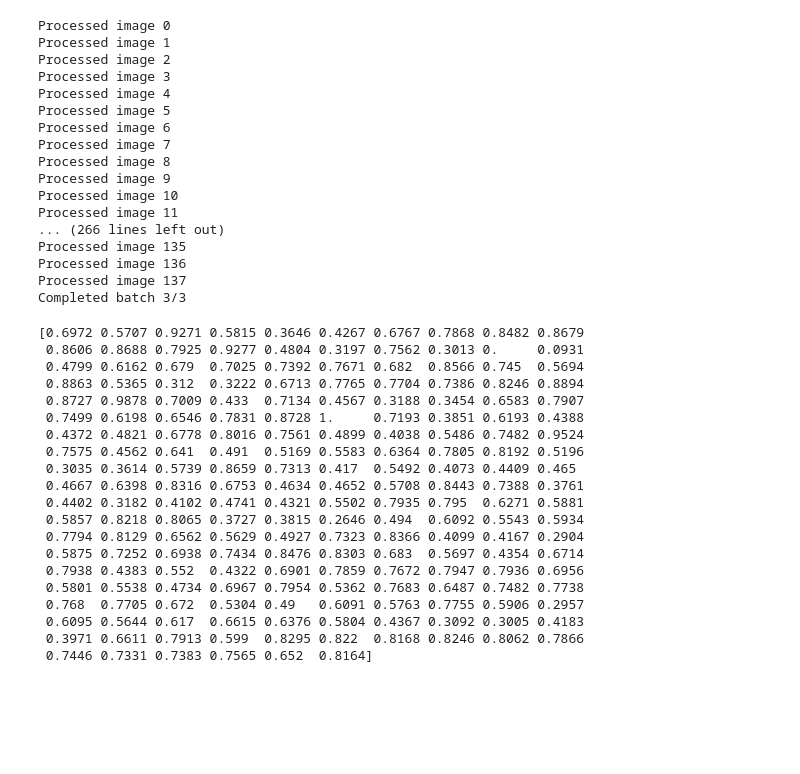
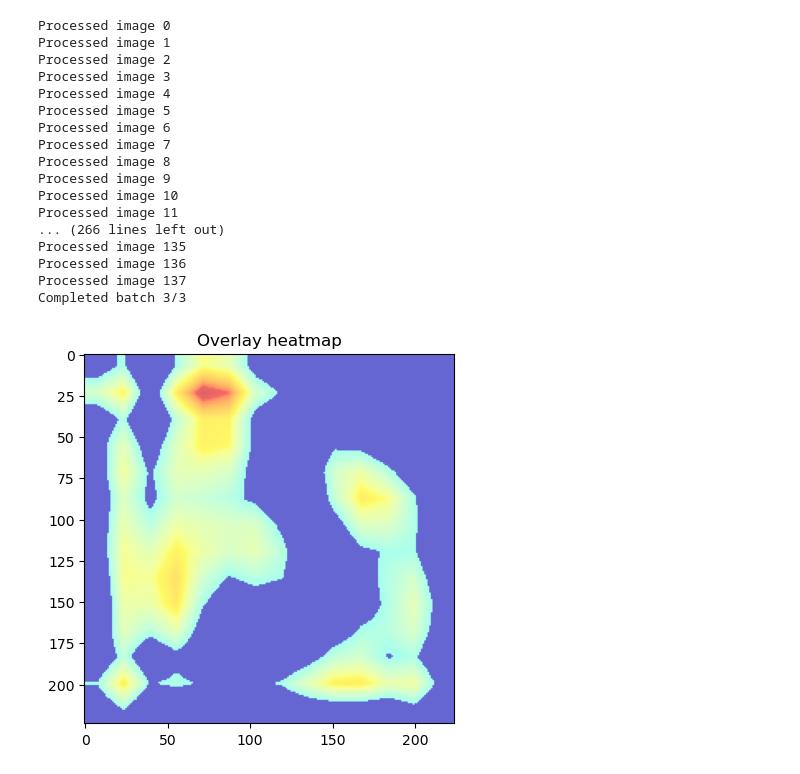
Before and after one commit to icaro-rdp/Internship_project_2025, a Jupyter notebook: VGG-16-real_authenticity_heatmaps.ipynb, the cells around one changed output. Drawn from its saved outputs; the diff is of its cells as text; code cells hidden in the pictures; blank space fills up the shorter version.

Commit message:
Update authenticity heatmap comparison image

```diff
--- a/VGG-16-real_authenticity_heatmaps.ipynb
+++ b/VGG-16-real_authenticity_heatmaps.ipynb
@@ -588,29 +587,26 @@ Processed image 135
 Processed image 136
 Processed image 137
 Completed batch 3/3
-# %%
-print(heatmap_list_base[0])
-# %% [output]
-[0.6972 0.5707 0.9271 0.5815 0.3646 0.4267 0.6767 0.7868 0.8482 0.8679
- 0.8606 0.8688 0.7925 0.9277 0.4804 0.3197 0.7562 0.3013 0.     0.0931
- 0.4799 0.6162 0.679  0.7025 0.7392 0.7671 0.682  0.8566 0.745  0.5694
- 0.8863 0.5365 0.312  0.3222 0.6713 0.7765 0.7704 0.7386 0.8246 0.8894
- 0.8727 0.9878 0.7009 0.433  0.7134 0.4567 0.3188 0.3454 0.6583 0.7907
- 0.7499 0.6198 0.6546 0.7831 0.8728 1.     0.7193 0.3851 0.6193 0.4388
- 0.4372 0.4821 0.6778 0.8016 0.7561 0.4899 0.4038 0.5486 0.7482 0.9524
- 0.7575 0.4562 0.641  0.491  0.5169 0.5583 0.6364 0.7805 0.8192 0.5196
- 0.3035 0.3614 0.5739 0.8659 0.7313 0.417  0.5492 0.4073 0.4409 0.465
- 0.4667 0.6398 0.8316 0.6753 0.4634 0.4652 0.5708 0.8443 0.7388 0.3761
- 0.4402 0.3182 0.4102 0.4741 0.4321 0.5502 0.7935 0.795  0.6271 0.5881
- 0.5857 0.8218 0.8065 0.3727 0.3815 0.2646 0.494  0.6092 0.5543 0.5934
- 0.7794 0.8129 0.6562 0.5629 0.4927 0.7323 0.8366 0.4099 0.4167 0.2904
- 0.5875 0.7252 0.6938 0.7434 0.8476 0.8303 0.683  0.5697 0.4354 0.6714
- 0.7938 0.4383 0.552  0.4322 0.6901 0.7859 0.7672 0.7947 0.7936 0.6956
- 0.5801 0.5538 0.4734 0.6967 0.7954 0.5362 0.7683 0.6487 0.7482 0.7738
- 0.768  0.7705 0.672  0.5304 0.49   0.6091 0.5763 0.7755 0.5906 0.2957
- 0.6095 0.5644 0.617  0.6615 0.6376 0.5804 0.4367 0.3092 0.3005 0.4183
- 0.3971 0.6611 0.7913 0.599  0.8295 0.822  0.8168 0.8246 0.8062 0.7866
- 0.7446 0.7331 0.7383 0.7565 0.652  0.8164]
+# %%
+overlay = cv2.resize(heatmap_list_base[0], [224,224])
+# reverse the values to get the original values
+# overlay = overlay
+# # normalize the values
+# overlay = (overlay - np.min(overlay)) / (np.max(overlay) - np.min(overlay))
+# # remove the values below the fourth quartile
+overlay[overlay > 0.6] = 1
+overlay = cm.jet_r(overlay)
+gamma = 0.5
+overlay = np.power(overlay, gamma)
+
+overlay_colored = (255 * overlay[:, :, :3]).astype(np.uint8)
+
+
+plt.imshow(overlay, cmap='jet_r',alpha=0.6)
+plt.title('Overlay heatmap')
+plt.show()
+# %% [output]
+[figure, added]
 # %%
 import matplotlib.pyplot as plt
 import matplotlib.image as mpimg
```
Also changed, not shown: parts of 2 cells of this notebook, 1 other file.
